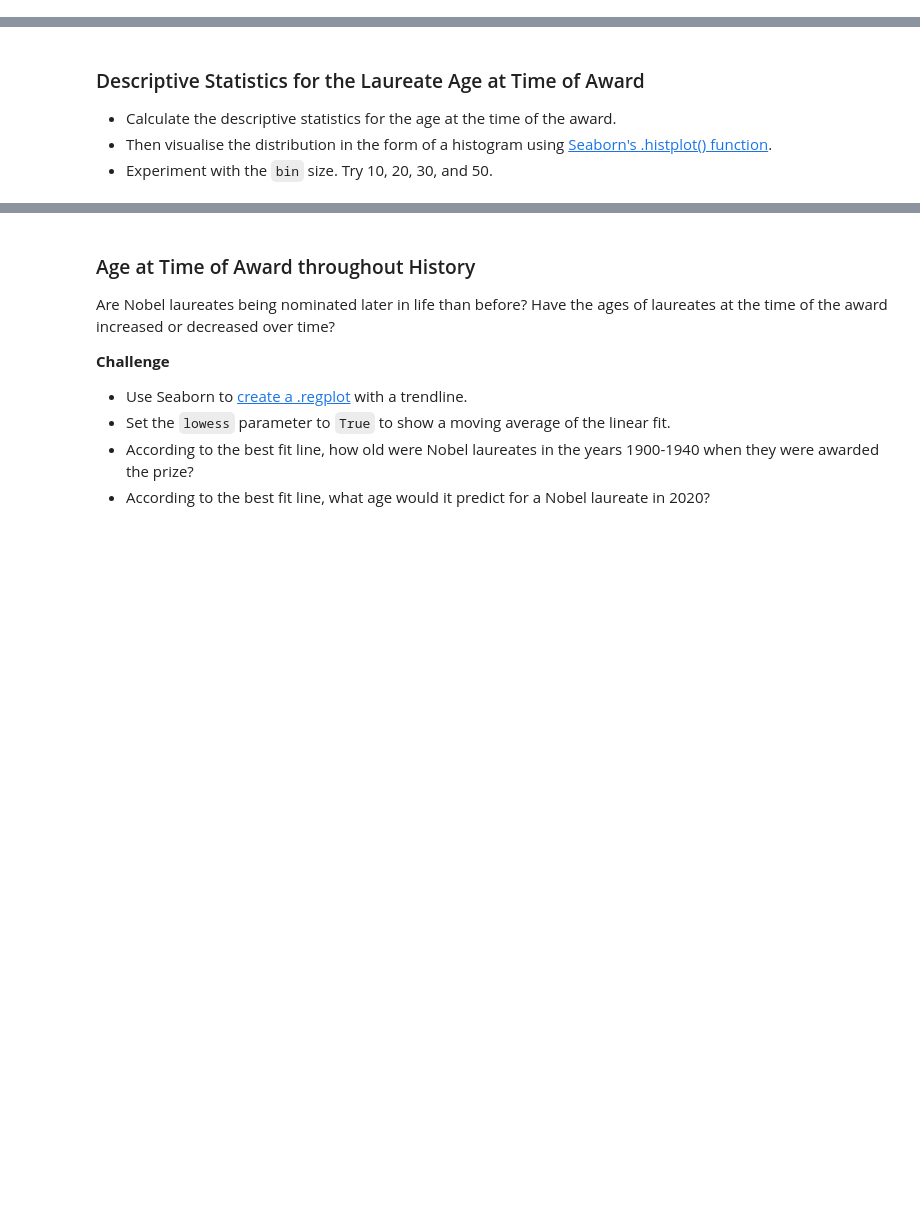
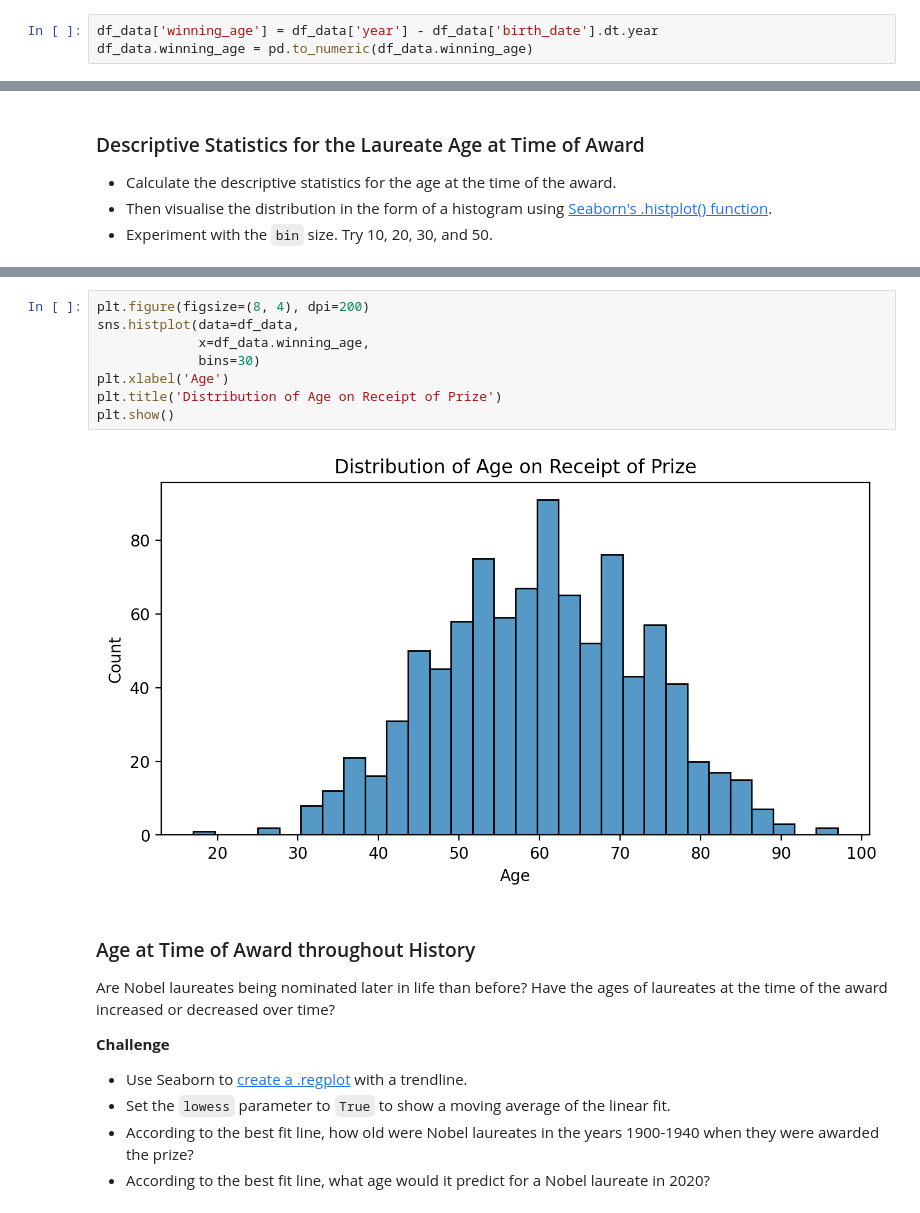
Before and after one commit to M-Awwab-Khan/analyzing-nobel-prize-winners, a Jupyter notebook: Nobel_Prize_Analysis_(start).ipynb, the cells around one changed output, grey strips where cells are left out. Drawn from its saved outputs; the diff is of its cells as text; blank space fills up the shorter version.

```diff
--- a/Nobel_Prize_Analysis_(start).ipynb
+++ b/Nobel_Prize_Analysis_(start).ipynb
@@ -898,3 +898,6 @@ burst.show()
 How Old Are the Laureates When the Win the Prize?
 
 **Challenge**: Calculate the age of the laureate in the year of the ceremony and add this as a column called `winning_age` to the `df_data` DataFrame. Hint: you can use [this](https://pandas.pydata.org/pandas-docs/stable/reference/api/pandas.Series.dt.html) to help you.
+# %%
+df_data['winning_age'] = df_data['year'] - df_data['birth_date'].dt.year
+df_data.winning_age = pd.to_numeric(df_data.winning_age)
@@ -916,3 +950,13 @@ How Old Are the Laureates When the Win the Prize?
+# %%
+plt.figure(figsize=(8, 4), dpi=200)
+sns.histplot(data=df_data,
+             x=df_data.winning_age,
+             bins=30)
+plt.xlabel('Age')
+plt.title('Distribution of Age on Receipt of Prize')
+plt.show()
+# %% [output]
+[figure, added]
 # %% [markdown]
 ### Age at Time of Award throughout History
 
```
Also changed, not shown: parts of 5 cells of this notebook.
